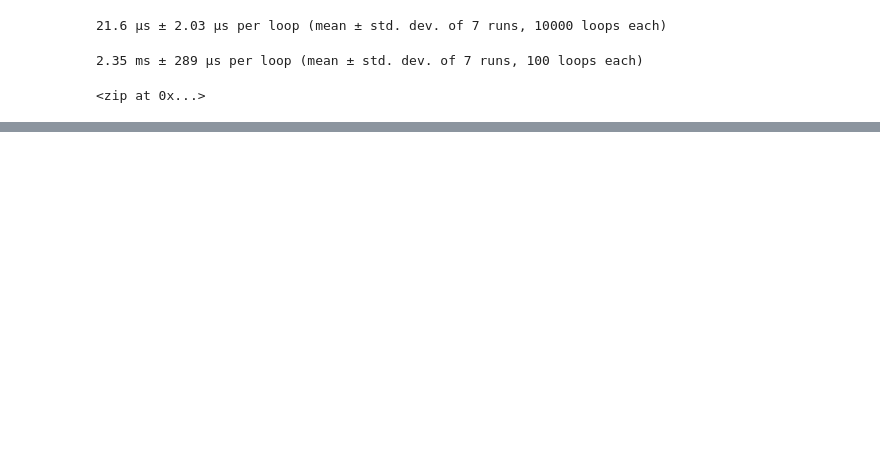
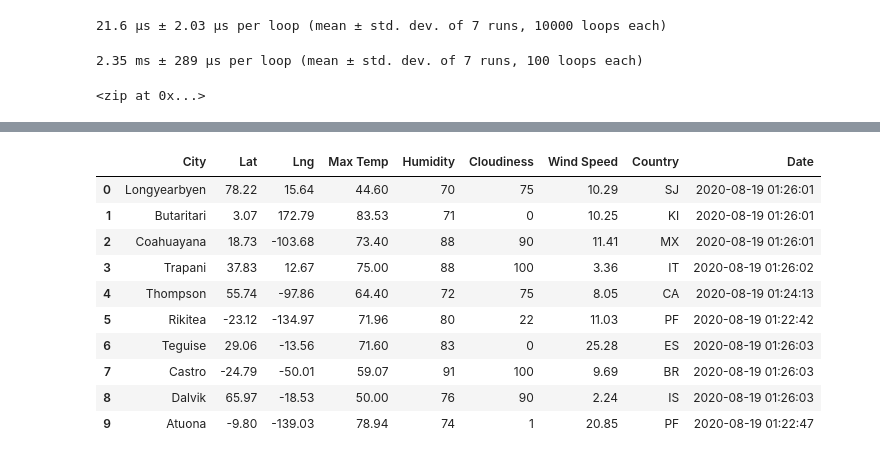
Before and after one commit to fishiraki/World_Weather_Analysis, a Jupyter notebook: WeatherPy.ipynb, the cells around one changed output, grey strips where cells are left out. Drawn from its saved outputs; the diff is of its cells as text; code cells hidden in the pictures; blank space fills up the shorter version.

```diff
--- a/WeatherPy.ipynb
+++ b/WeatherPy.ipynb
@@ -115,0 +125,4 @@ len(cities)
+# %%
+# Starting URL for Weather Map API Call.
+url = "http://api.openweathermap.org/data/2.5/weather?units=Imperial&APPID=" + weather_api_key
+print(url)
@@ -115,0 +131,10 @@ len(cities)
+# %%
+# Create an empty list to hold the weather data.
+city_data = []
+# Print the beginning of the logging.
+print("Beginning Data Retrieval     ")
+print("-----------------------------")
+
+# Create counters.
+record_count = 1
+set_count = 1
@@ -115,0 +212,16 @@ len(cities)
+# %%
+# Convert the array of dictionaries to a Pandas DataFrame.
+city_data_df = pd.DataFrame(city_data)
+city_data_df.head(10)
+# %% [output]
+|  | City | Lat | Lng | Max Temp | Humidity | Cloudiness | Wind Speed | Country | Date |
+| 0 | Longyearbyen | 78.22 | 15.64 | 44.60 | 70 | 75 | 10.29 | SJ | 2020-08-19 01:26:01 |
+| 1 | Butaritari | 3.07 | 172.79 | 83.53 | 71 | 0 | 10.25 | KI | 2020-08-19 01:26:01 |
+| 2 | Coahuayana | 18.73 | -103.68 | 73.40 | 88 | 90 | 11.41 | MX | 2020-08-19 01:26:01 |
+| 3 | Trapani | 37.83 | 12.67 | 75.00 | 88 | 100 | 3.36 | IT | 2020-08-19 01:26:02 |
+| 4 | Thompson | 55.74 | -97.86 | 64.40 | 72 | 75 | 8.05 | CA | 2020-08-19 01:24:13 |
+| 5 | Rikitea | -23.12 | -134.97 | 71.96 | 80 | 22 | 11.03 | PF | 2020-08-19 01:22:42 |
+| 6 | Teguise | 29.06 | -13.56 | 71.60 | 83 | 0 | 25.28 | ES | 2020-08-19 01:26:03 |
+| 7 | Castro | -24.79 | -50.01 | 59.07 | 91 | 100 | 9.69 | BR | 2020-08-19 01:26:03 |
+| 8 | Dalvik | 65.97 | -18.53 | 50.00 | 76 | 90 | 2.24 | IS | 2020-08-19 01:26:03 |
+| 9 | Atuona | -9.80 | -139.03 | 78.94 | 74 | 1 | 20.85 | PF | 2020-08-19 01:22:47 |
```
Also changed, not shown: parts of 16 cells of this notebook, 2 other files.
